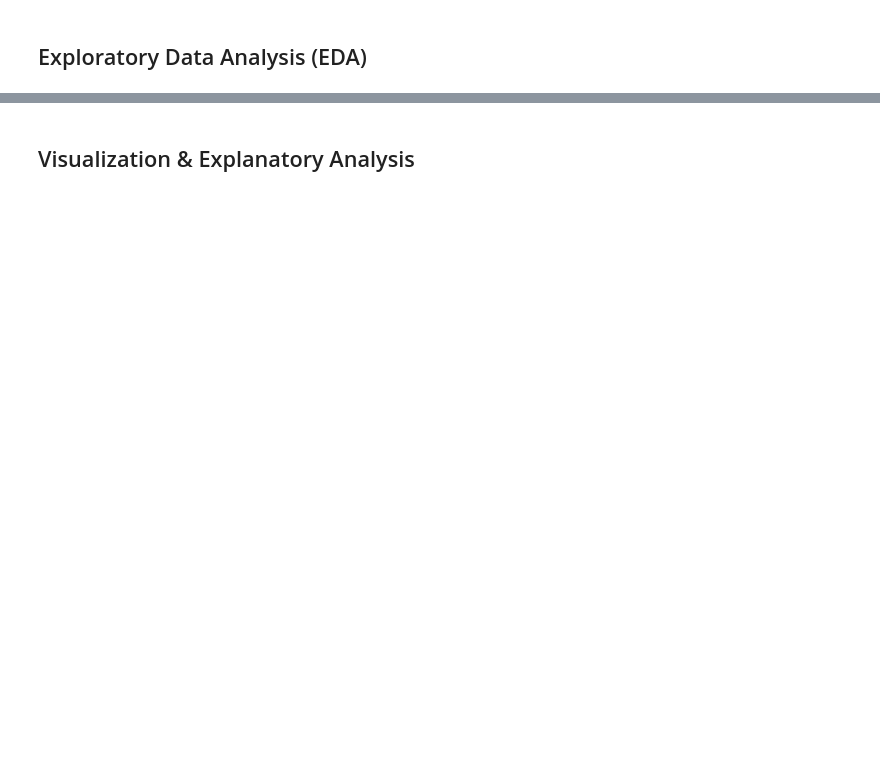
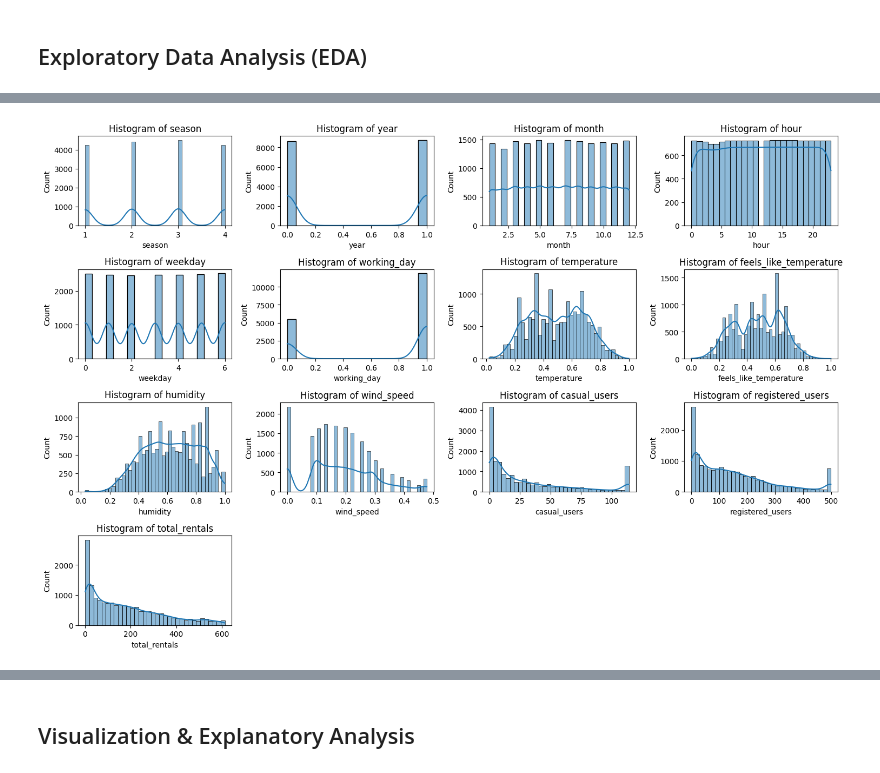
Before and after one commit to atalamahardika/Submission-Analisis-Data, a Jupyter notebook: notebook.ipynb, the cells around one changed output, grey strips where cells are left out. Drawn from its saved outputs; the diff is of its cells as text; code cells hidden in the pictures; blank space fills up the shorter version.

```diff
--- a/notebook.ipynb
+++ b/notebook.ipynb
@@ -32,0 +211,7 @@
+# %%
+# Kode di bawah ini membuat list dengan nama variabel datetime_columns yang menyimpan nama kolom yang akan diproses sebagai date time
+datetime_columns = ["dteday"]
+
+# Kode di bawah ini digunakan untuk mengubah kolom yang ingin diubah pada tabel hour
+for column in datetime_columns:
+    hour_df[column] = pd.to_datetime(hour_df[column])
@@ -32,0 +333,26 @@
+# %%
+# Mengubah nama kolom sesuai dengan style guide Python
+hour_df.rename(columns={
+    'instant': 'index',
+    'dteday': 'date',
+    'season': 'season',
+    'yr': 'year',
+    'mnth': 'month',
+    'hr': 'hour',
+    'holiday': 'holiday',
+    'weekday': 'weekday',
+    'workingday': 'working_day',
+    'weathersit': 'weather_situation',
+    'temp': 'temperature',
+    'atemp': 'feels_like_temperature',
+    'hum': 'humidity',
+    'windspeed': 'wind_speed',
+    'casual': 'casual_users',
+    'registered': 'registered_users',
+    'cnt': 'total_rentals',
+    'calculated_cnt': 'calculated_total_rentals',
+    'is_cnt_correct': 'is_total_rentals_correct'
+}, inplace=True)
+
+# Menampilkan 5 baris pertama untuk memverifikasi perubahan
+hour_df.head()
@@ -40,0 +392,13 @@
+# %%
+# Update columns_to_plot to reflect the new column names
+columns_to_plot = [col for col in hour_df.columns if col not in ['index', 'date', 'holiday', 'weather_situation', 'calculated_total_rentals', 'is_total_rentals_correct']]
+
+# histogram untuk setiap kolom
+plt.figure(figsize=(15, 10)) # ukuran figure
+for i, column in enumerate(columns_to_plot, 1):
+    plt.subplot(4, 4, i)
+    sns.histplot(hour_df[column], kde=True)
+    plt.title(f'Histogram of {column}')
+    plt.tight_layout()
+# %% [output]
+[figure, added]
```
Also changed, not shown: parts of 60 cells of this notebook.
